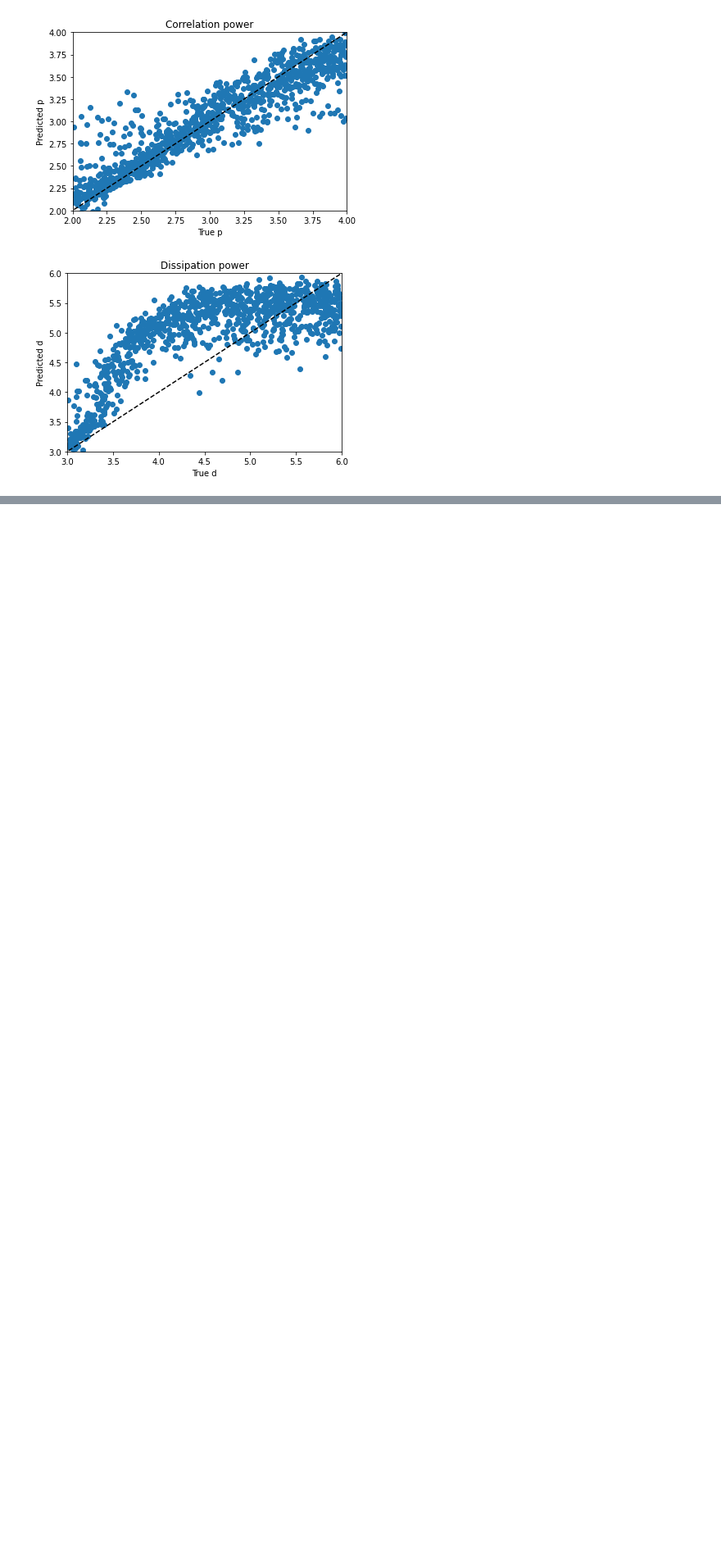
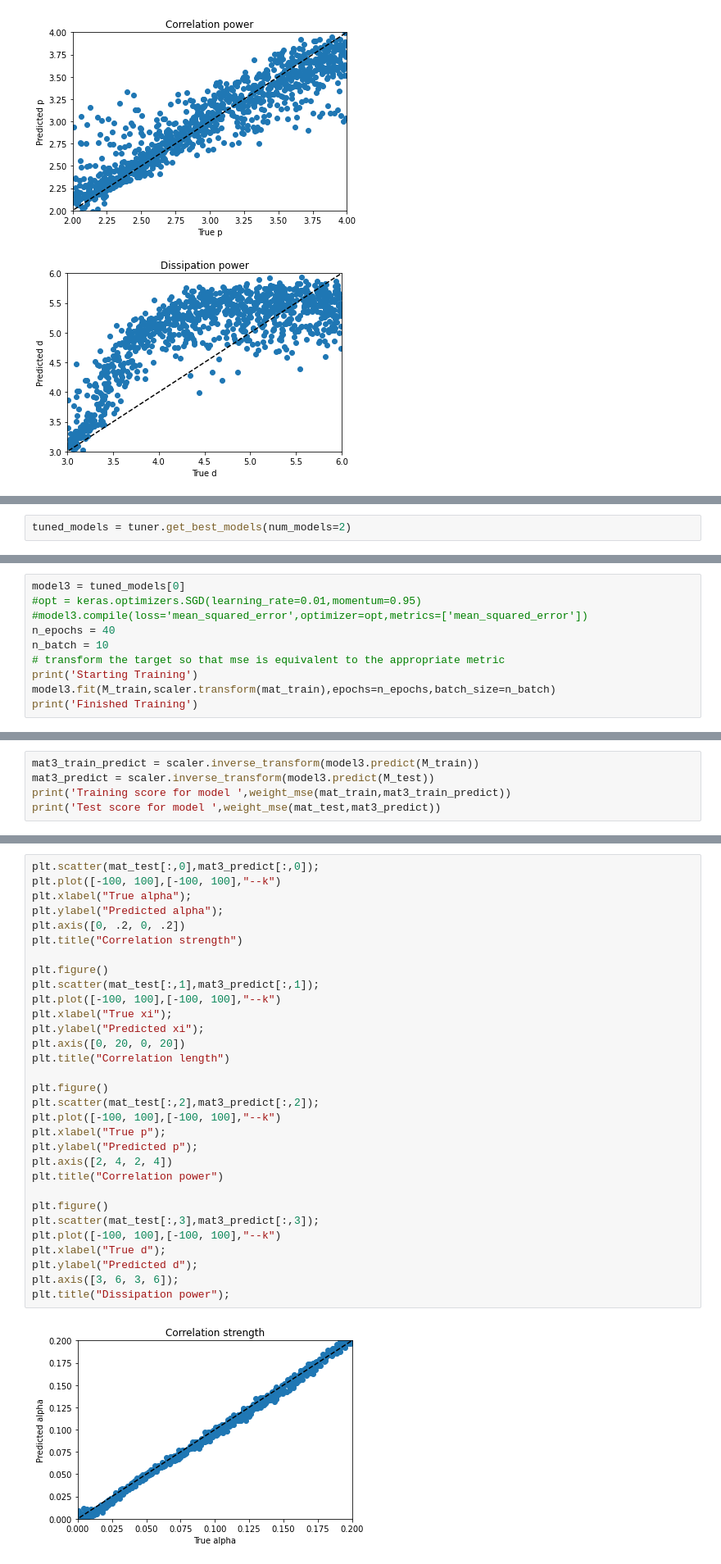
Before and after one commit to PAGiesting/ML4Sci-NMR, a Jupyter notebook: KerasNMRImproved-PaulGiesting.ipynb, the cells around one changed output, grey strips where cells are left out. Shown at 82% size. Saved outputs shown, nothing was run; the diff lists cells and outputs as text; blank space fills up the shorter version.

```diff
--- a/KerasNMRImproved-PaulGiesting.ipynb
+++ b/KerasNMRImproved-PaulGiesting.ipynb
@@ -456,0 +482,2 @@ plt.title("Dissipation power");
+# %%
+tuned_models = tuner.get_best_models(num_models=2)
@@ -456,0 +504,10 @@ plt.title("Dissipation power");
+# %%
+model3 = tuned_models[0]
+#opt = keras.optimizers.SGD(learning_rate=0.01,momentum=0.95)
+#model3.compile(loss='mean_squared_error',optimizer=opt,metrics=['mean_squared_error'])
+n_epochs = 40
+n_batch = 10
+# transform the target so that mse is equivalent to the appropriate metric
+print('Starting Training')
+model3.fit(M_train,scaler.transform(mat_train),epochs=n_epochs,batch_size=n_batch)
+print('Finished Training')
@@ -456,0 +532,5 @@ plt.title("Dissipation power");
+# %%
+mat3_train_predict = scaler.inverse_transform(model3.predict(M_train))
+mat3_predict = scaler.inverse_transform(model3.predict(M_test))
+print('Training score for model ',weight_mse(mat_train,mat3_train_predict))
+print('Test score for model ',weight_mse(mat_test,mat3_predict))
@@ -456,0 +542,33 @@ plt.title("Dissipation power");
+# %%
+plt.scatter(mat_test[:,0],mat3_predict[:,0]);
+plt.plot([-100, 100],[-100, 100],"--k")
+plt.xlabel("True alpha");
+plt.ylabel("Predicted alpha");
+plt.axis([0, .2, 0, .2])
+plt.title("Correlation strength")
+
+plt.figure()
+plt.scatter(mat_test[:,1],mat3_predict[:,1]);
+plt.plot([-100, 100],[-100, 100],"--k")
+plt.xlabel("True xi");
+plt.ylabel("Predicted xi");
+plt.axis([0, 20, 0, 20])
+plt.title("Correlation length")
+
+plt.figure()
+plt.scatter(mat_test[:,2],mat3_predict[:,2]);
+plt.plot([-100, 100],[-100, 100],"--k")
+plt.xlabel("True p");
+plt.ylabel("Predicted p");
+plt.axis([2, 4, 2, 4])
+plt.title("Correlation power")
+
+plt.figure()
+plt.scatter(mat_test[:,3],mat3_predict[:,3]);
+plt.plot([-100, 100],[-100, 100],"--k")
+plt.xlabel("True d");
+plt.ylabel("Predicted d");
+plt.axis([3, 6, 3, 6]);
+plt.title("Dissipation power");
+# %% [output]
+[figure, added]
```
Also changed, not shown: parts of 121 cells of this notebook, 1 other file.
